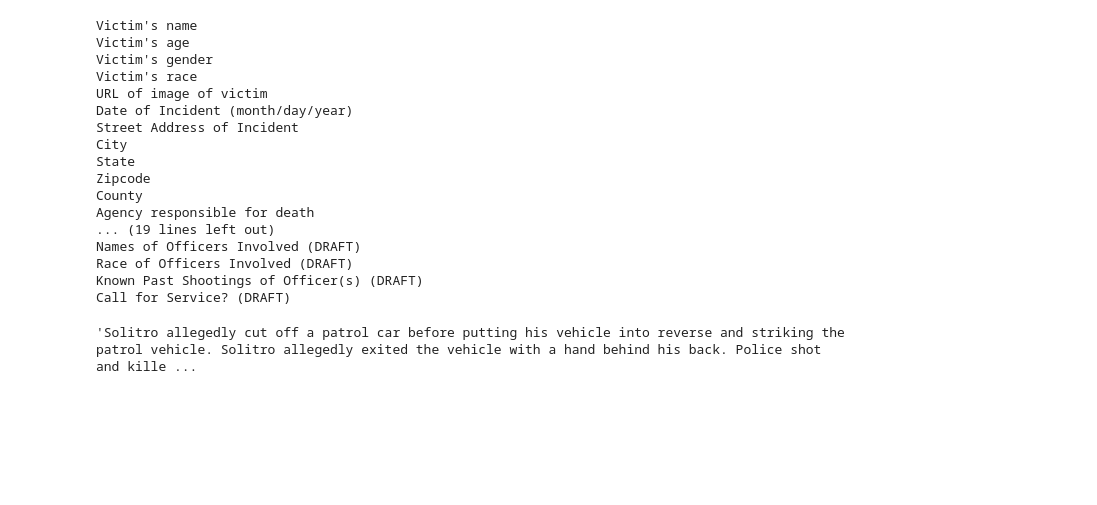
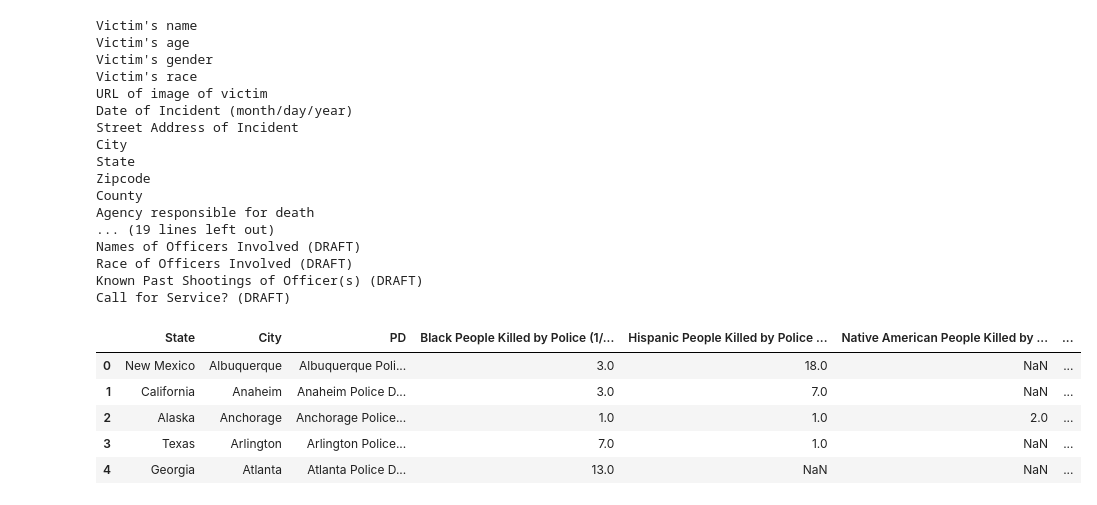
Before and after one commit to ikatechis/BigBlueData_Academy_Deaths_by_Police_EDA_project, a Jupyter notebook: cleaning/initial_exploration.ipynb, the cells around one changed output. Saved outputs shown, nothing was run; the diff lists cells and outputs as text; code cells hidden in the pictures; blank space fills up the shorter version.

Commit message:
update README.md with data info. Add more data to initial exploration

```diff
--- a/cleaning/initial_exploration.ipynb
+++ b/cleaning/initial_exploration.ipynb
@@ -68,6 +72,13 @@ Race of Officers Involved (DRAFT)
 Known Past Shootings of Officer(s) (DRAFT)
 Call for Service? (DRAFT)
 # %%
-df2['A brief description of the circumstances surrounding the death'][0]
+dataset3 = '../data/Police Violence and Racial Equity - part 1 of 3/deaths_arrests.csv'
+df3 = pd.read_csv(dataset3)
+df3.head()
 # %% [output]
-'Solitro allegedly cut off a patrol car before putting his vehicle into reverse and striking the patrol vehicle. Solitro allegedly exited the vehicle with a hand behind his back. Police shot and kille ...
+|  | State | City | PD | Black People Killed by Police (1/... | Hispanic People Killed by Police ... | Native American People Killed by ... | ... |
+| 0 | New Mexico | Albuquerque | Albuquerque Poli... | 3.0 | 18.0 | NaN | ... |
+| 1 | California | Anaheim | Anaheim Police D... | 3.0 | 7.0 | NaN | ... |
+| 2 | Alaska | Anchorage | Anchorage Police... | 1.0 | 1.0 | 2.0 | ... |
+| 3 | Texas | Arlington | Arlington Police... | 7.0 | 1.0 | NaN | ... |
+| 4 | Georgia | Atlanta | Atlanta Police D... | 13.0 | NaN | NaN | ... |
```
Also changed, not shown: parts of 8 cells of this notebook, 4 other files.
